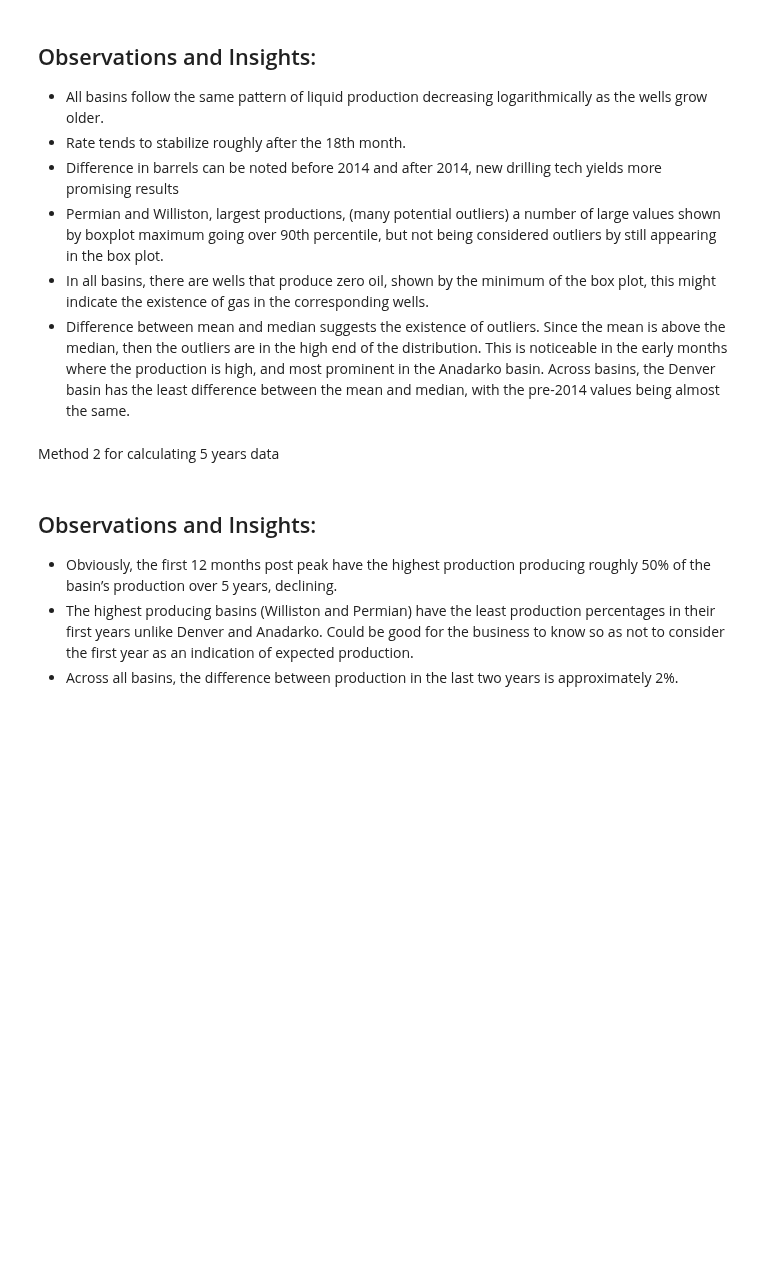
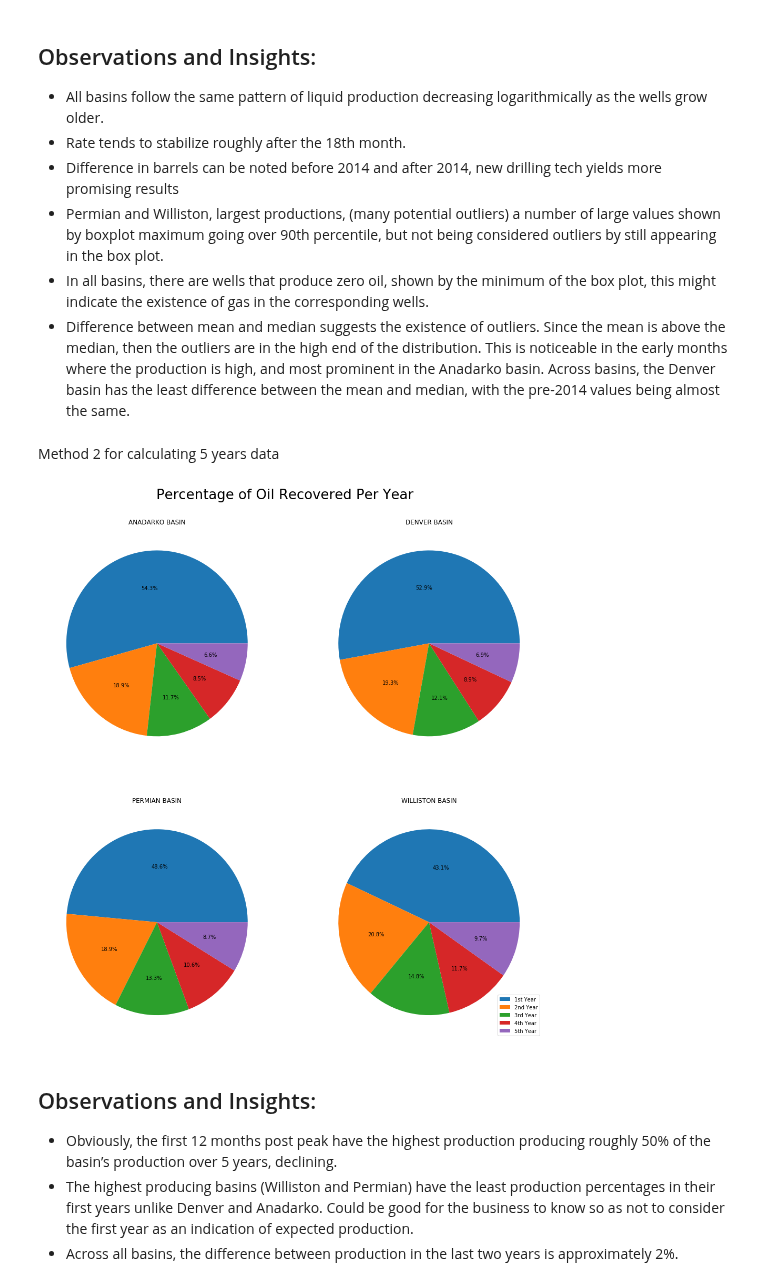
Before and after one commit to NourhanKhaled/DataScience-Project, a Jupyter notebook: Milestone1/Milestone_1.ipynb, the cells around one changed output. Drawn from its saved outputs; the diff is of its cells as text; code cells hidden in the pictures; blank space fills up the shorter version.

```diff
--- a/Milestone1/Milestone_1.ipynb
+++ b/Milestone1/Milestone_1.ipynb
@@ -203,17 +214,23 @@ def cumm_prod_basin_year(basin, table):
 # %%
 percentages = [cumm_prod_basin_year(y, five_years_data) for y in basins ]
 
 plt.rcParams["figure.figsize"]=17,17
 labels = ['1st Year', '2nd Year', '3rd Year', '4th Year', '5th Year']
+fig = plt.figure()
 
 for i in range(len(basins)):
 
     ax1 = plt.subplot(2,2,i+1)
     ax1.pie(percentages[i], autopct='%1.1f%%', shadow=False)
     ax1.set_title(basins[i])
 
 plt.legend(labels, loc=4)
+fig.suptitle('Percentage of Oil Recovered Per Year', fontsize=26)
+fig.subplots_adjust(top=0.92)
+
 plt.savefig('Plot2.png')
+# %% [output]
+[figure, added]
 # %% [markdown]
 ## Observations and Insights:
 - Obviously, the first 12 months post peak have the highest production  producing roughly 50% of the basin’s production over 5 years, declining.
```
Also changed, not shown: parts of 5 cells of this notebook, 5 other files.
